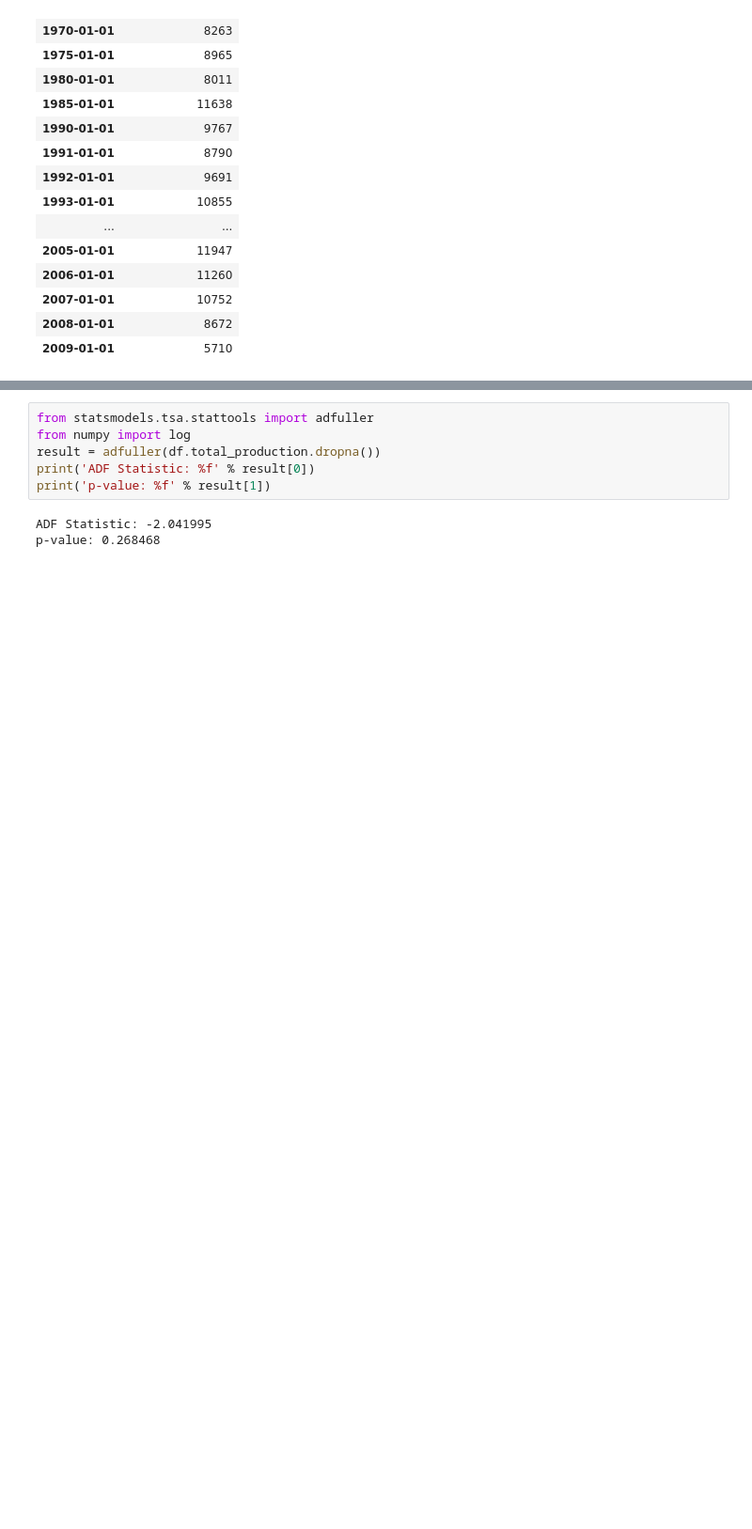
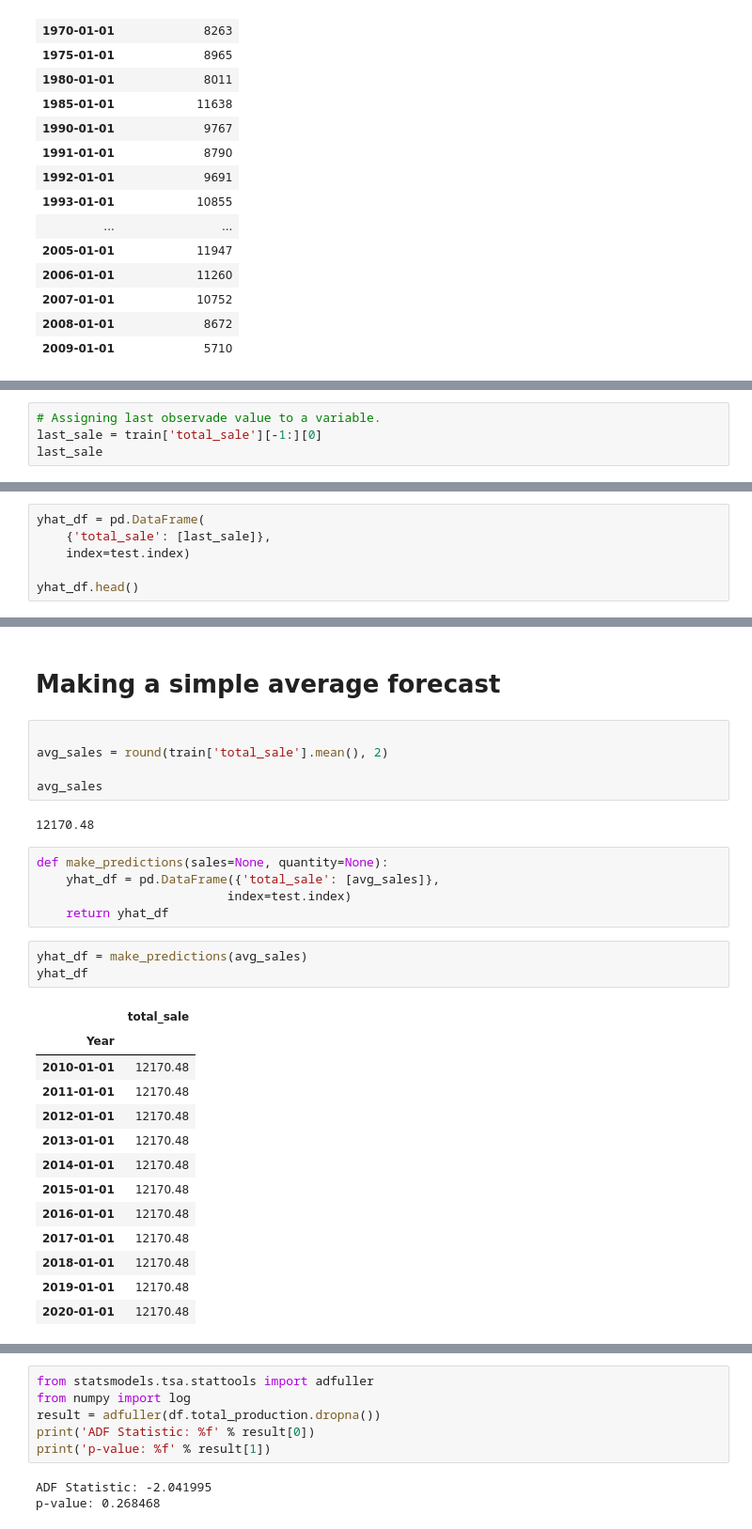
Before and after one commit to Dude-where-s-my-copper/EV_growth, a Jupyter notebook: jarad_model_notebook.ipynb, the cells around one changed output, grey strips where cells are left out. Shown at 94% size. Drawn from its saved outputs; the diff is of its cells as text; blank space fills up the shorter version.

```diff
--- a/jarad_model_notebook.ipynb
+++ b/jarad_model_notebook.ipynb
@@ -164,0 +163,4 @@ ValueError: This function does not handle missing values
+# %%
+# Assigning last observade value to a variable.
+last_sale = train['total_sale'][-1:][0]
+last_sale
@@ -164,0 +171,6 @@ ValueError: This function does not handle missing values
+# %%
+yhat_df = pd.DataFrame(
+    {'total_sale': [last_sale]},
+    index=test.index)
+
+yhat_df.head()
@@ -164,0 +203,31 @@ ValueError: This function does not handle missing values
+# %% [markdown]
+# Making a simple average forecast
+# %%
+
+avg_sales = round(train['total_sale'].mean(), 2)
+
+avg_sales
+# %% [output]
+12170.48
+# %%
+def make_predictions(sales=None, quantity=None):
+    yhat_df = pd.DataFrame({'total_sale': [avg_sales]},
+                          index=test.index)
+    return yhat_df
+# %%
+yhat_df = make_predictions(avg_sales)
+yhat_df
+# %% [output]
+|  | total_sale |
+| Year |  |
+| 2010-01-01 | 12170.48 |
+| 2011-01-01 | 12170.48 |
+| 2012-01-01 | 12170.48 |
+| 2013-01-01 | 12170.48 |
+| 2014-01-01 | 12170.48 |
+| 2015-01-01 | 12170.48 |
+| 2016-01-01 | 12170.48 |
+| 2017-01-01 | 12170.48 |
+| 2018-01-01 | 12170.48 |
+| 2019-01-01 | 12170.48 |
+| 2020-01-01 | 12170.48 |
```
Also changed, not shown: parts of 35 cells of this notebook.
